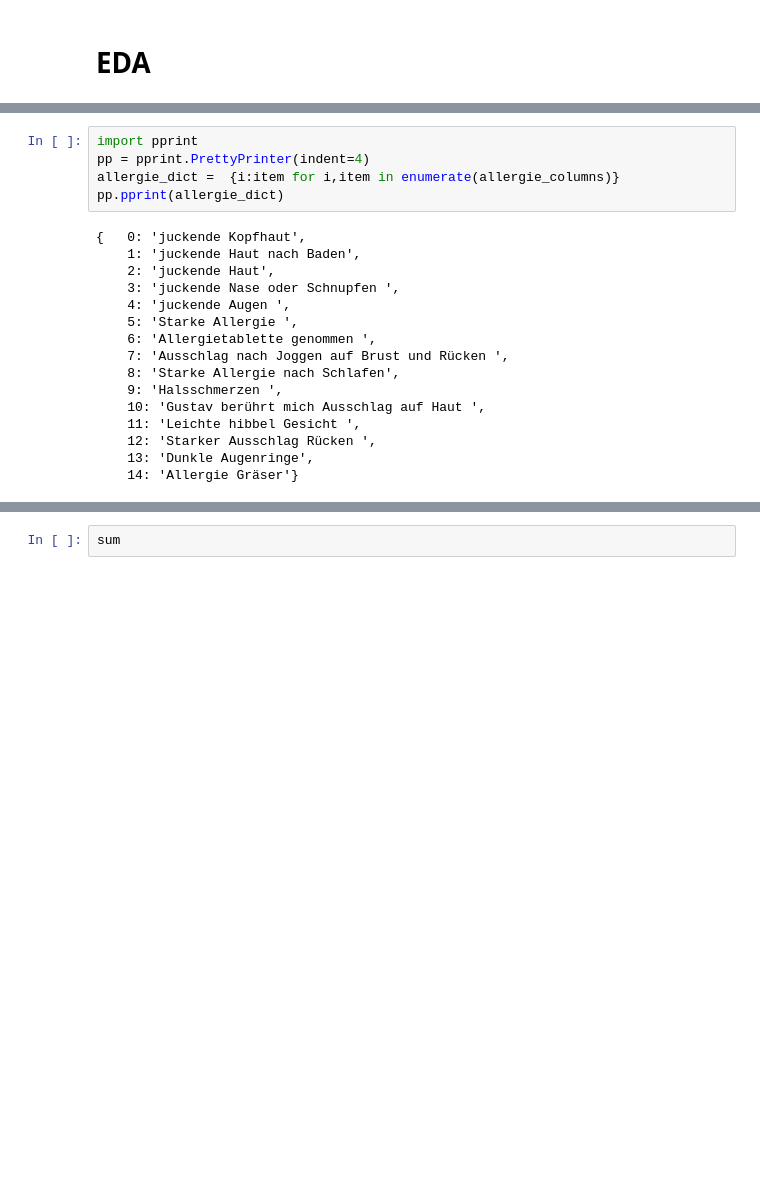
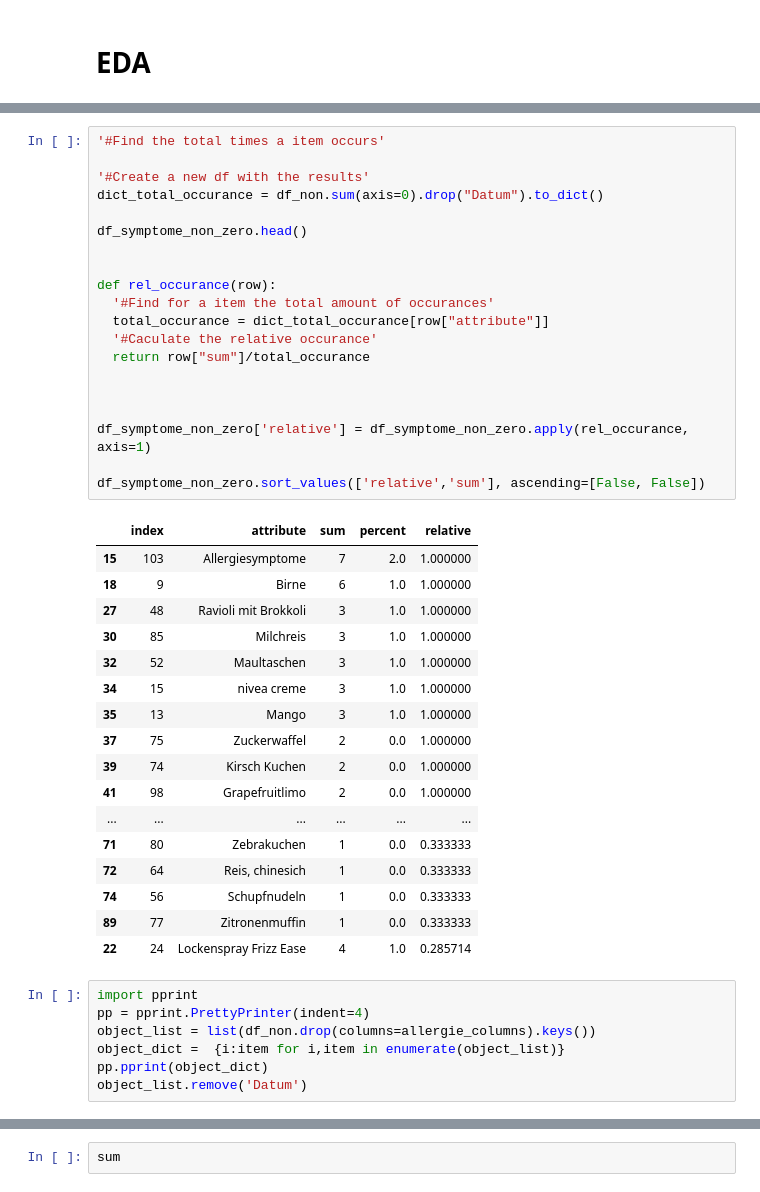
Before and after one commit to gwillig/Arcade-game, a Jupyter notebook: allergy.ipynb, the cells around one changed output, grey strips where cells are left out. Drawn from its saved outputs; the diff is of its cells as text; blank space fills up the shorter version.

```diff
--- a/allergy.ipynb
+++ b/allergy.ipynb
@@ -257,21 +318,45 @@ get_unique_values_df(df_non)
+# %%
+'#Find the total times a item occurs'
+
+'#Create a new df with the results'
+dict_total_occurance = df_non.sum(axis=0).drop("Datum").to_dict()
+
+df_symptome_non_zero.head()
+
+
+def rel_occurance(row):
+  '#Find for a item the total amount of occurances'
+  total_occurance = dict_total_occurance[row["attribute"]]
+  '#Caculate the relative occurance'
+  return row["sum"]/total_occurance
+
+
+
+df_symptome_non_zero['relative'] = df_symptome_non_zero.apply(rel_occurance, axis=1)
+
+df_symptome_non_zero.sort_values(['relative','sum'], ascending=[False, False])
+# %% [output]
+|  | index | attribute | sum | percent | relative |
+| 15 | 103 | Allergiesymptome | 7 | 2.0 | 1.000000 |
+| 18 | 9 | Birne | 6 | 1.0 | 1.000000 |
+| 27 | 48 | Ravioli mit Brokkoli | 3 | 1.0 | 1.000000 |
+| 30 | 85 | Milchreis | 3 | 1.0 | 1.000000 |
+| 32 | 52 | Maultaschen | 3 | 1.0 | 1.000000 |
+| 34 | 15 | nivea creme | 3 | 1.0 | 1.000000 |
+| 35 | 13 | Mango | 3 | 1.0 | 1.000000 |
+| 37 | 75 | Zuckerwaffel | 2 | 0.0 | 1.000000 |
+| 39 | 74 | Kirsch Kuchen | 2 | 0.0 | 1.000000 |
+| 41 | 98 | Grapefruitlimo | 2 | 0.0 | 1.000000 |
+| ... | ... | ... | ... | ... | ... |
+| 71 | 80 | Zebrakuchen | 1 | 0.0 | 0.333333 |
+| 72 | 64 | Reis, chinesich | 1 | 0.0 | 0.333333 |
+| 74 | 56 | Schupfnudeln | 1 | 0.0 | 0.333333 |
+| 89 | 77 | Zitronenmuffin | 1 | 0.0 | 0.333333 |
+| 22 | 24 | Lockenspray Frizz Ease | 4 | 1.0 | 0.285714 |
 # %%
 import pprint
 pp = pprint.PrettyPrinter(indent=4)
-allergie_dict =  {i:item for i,item in enumerate(allergie_columns)}
-pp.pprint(allergie_dict)
+object_list = list(df_non.drop(columns=allergie_columns).keys())
+object_dict =  {i:item for i,item in enumerate(object_list)}
+pp.pprint(object_dict)
+object_list.remove('Datum')
-# %% [output]
-{   0: 'juckende Kopfhaut',
-    1: 'juckende Haut nach Baden',
-    2: 'juckende Haut',
-    3: 'juckende Nase oder Schnupfen ',
-    4: 'juckende Augen ',
-    5: 'Starke Allergie ',
-    6: 'Allergietablette genommen ',
-    7: 'Ausschlag nach Joggen auf Brust und Rücken ',
-    8: 'Starke Allergie nach Schlafen',
-    9: 'Halsschmerzen ',
-    10: 'Gustav berührt mich Ausschlag auf Haut ',
-    11: 'Leichte hibbel Gesicht ',
-    12: 'Starker Ausschlag Rücken ',
-    13: 'Dunkle Augenringe',
-    14: 'Allergie Gräser'}
```
Also changed, not shown: parts of 31 cells of this notebook.
